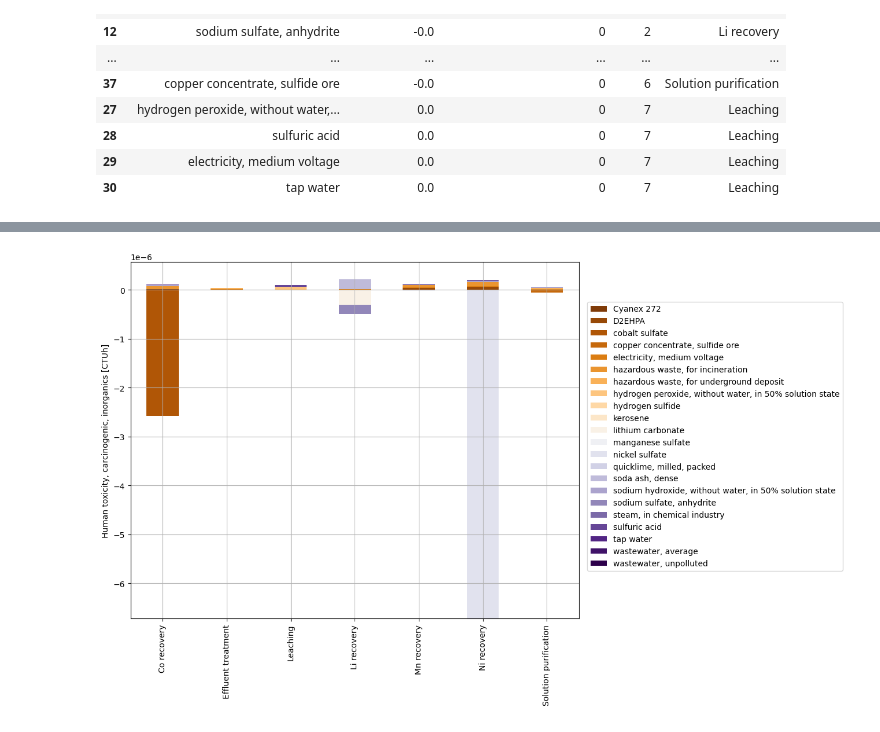
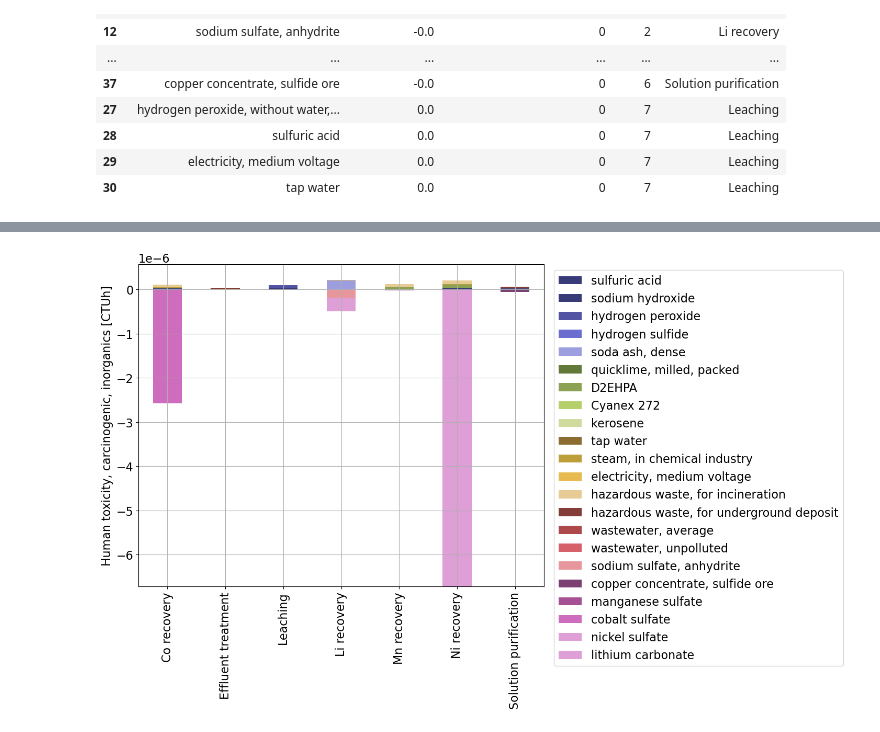
Before and after one commit to laphei/openlca-contributor, a Jupyter notebook: contributor.ipynb, the cells around one changed output, grey strips where cells are left out. Cells and saved outputs as stored; diff of their text form; code cells hidden in the pictures.

Commit message:
plots working (hopefully) properly

```diff
--- a/contributor.ipynb
+++ b/contributor.ipynb
@@ -97,3 +98,11 @@ def parse_process_names(processes):
                 p.loc[i, 'Processes'] = row[0][:-11]
 
     return processes
+# %%
+def pop_col(indices, cols, new_cols):
+    for i in indices:
+        col = cols[i]
+        new_cols.append(col)
+        cols[i] = ''
+
+    return cols, new_cols
@@ -155,0 +244,3 @@ dropped = [
+# %%
+pivot_df = pivot_df[new_cols]
+pivot_df
@@ -156,19 +258,28 @@ dropped = [
+# %%
+# A couple of manual tidy-ups to the column names
+pivot_df.rename({'sodium hydroxide, without water, in 50% solution state': 'sodium hydroxide'}, axis=1, inplace=True)
+pivot_df.rename({'hydrogen peroxide, without water, in 50% solution state': 'hydrogen peroxide'}, axis=1, inplace=True)
+# %%
+# Define the colormap
+positive_colors = mpl.colormaps['Oranges_r'].resampled(148)
+negative_colors = mpl.colormaps['Blues'].resampled(108)
+
+new_colors = np.vstack((
+    positive_colors(np.linspace(0, 1, 158)),
+    negative_colors(np.linspace(0, 1, 98))
+))
+
+# my_cmap = mpl.colors.ListedColormap(new_colors)
+my_cmap = mpl.colormaps['tab20b']
 # %%
 fig, ax = plt.subplots(figsize=(10, 8))
 
-cmap = plt.get_cmap('PuOr')
-# cmaplist = [cmap[i] for i in range(cmap.N)]
-# cmap = cmap.from_list('Custom map', cmaplist, cmap.N)
-bounds = np.arange(np.min(pivot_df.values), np.max(pivot_df.values), 0.5)
-idx = np.searchsorted(bounds, 0)
-bounds = np.insert(bounds, idx, 0)
-norm = BoundaryNorm(bounds, cmap.N)
-
-pivot_df.plot.bar(stacked=True, grid=True, ax=ax, cmap=cmap)
-plt.legend(bbox_to_anchor=(1.01, 0.9))
+pivot_df.plot.bar(stacked=True, grid=True, ax=ax, cmap=my_cmap)
+plt.legend(bbox_to_anchor=(1.01, 1.0))
 plt.xlabel('')
 plt.ylabel(category)
+mpl.rcParams.update({'font.size': 16})
 
 plt.show()
 # %% [output]
-[figure, old version]
+[figure, new version]
```
Also changed, not shown: parts of 7 cells of this notebook.
